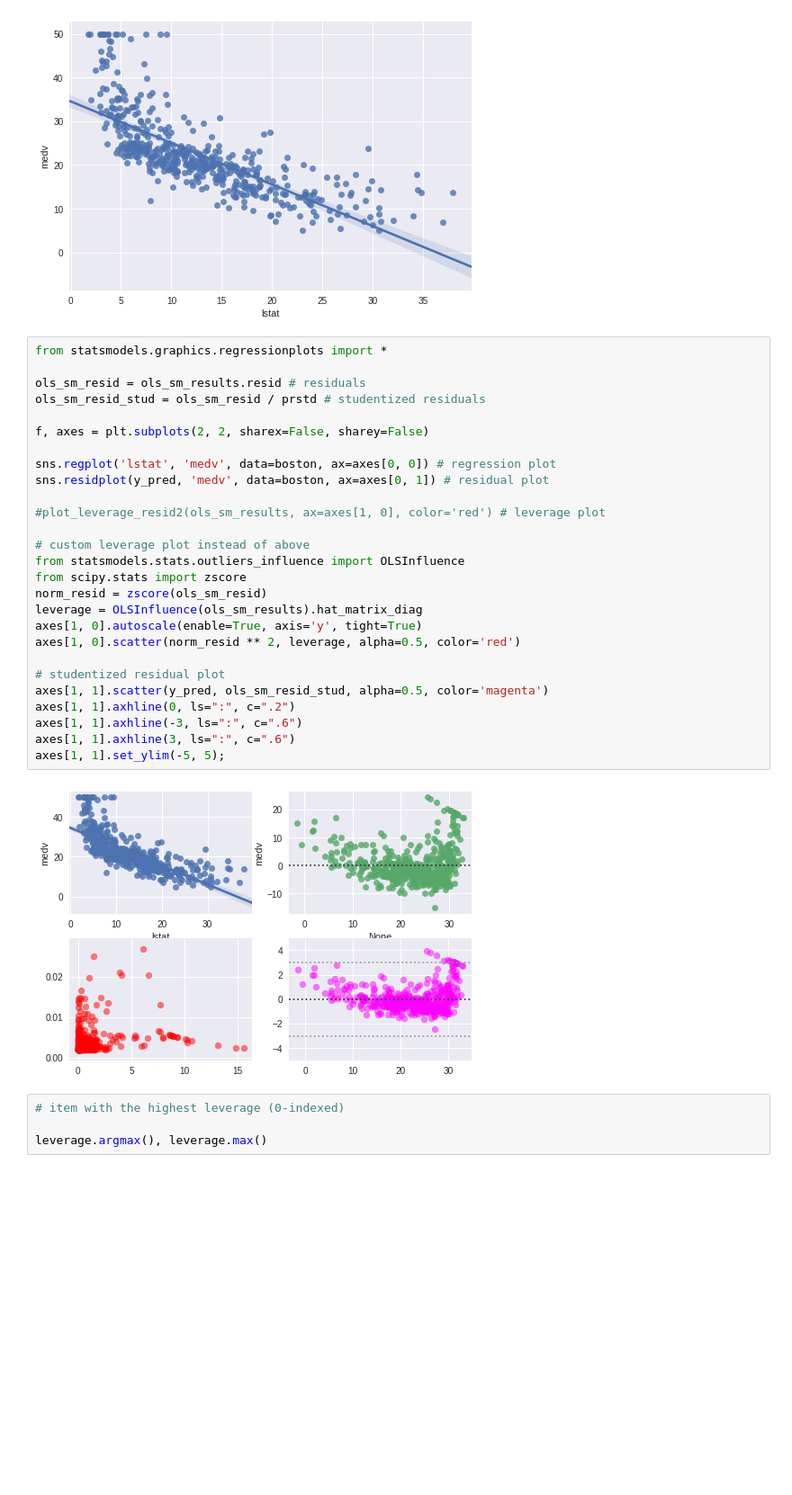
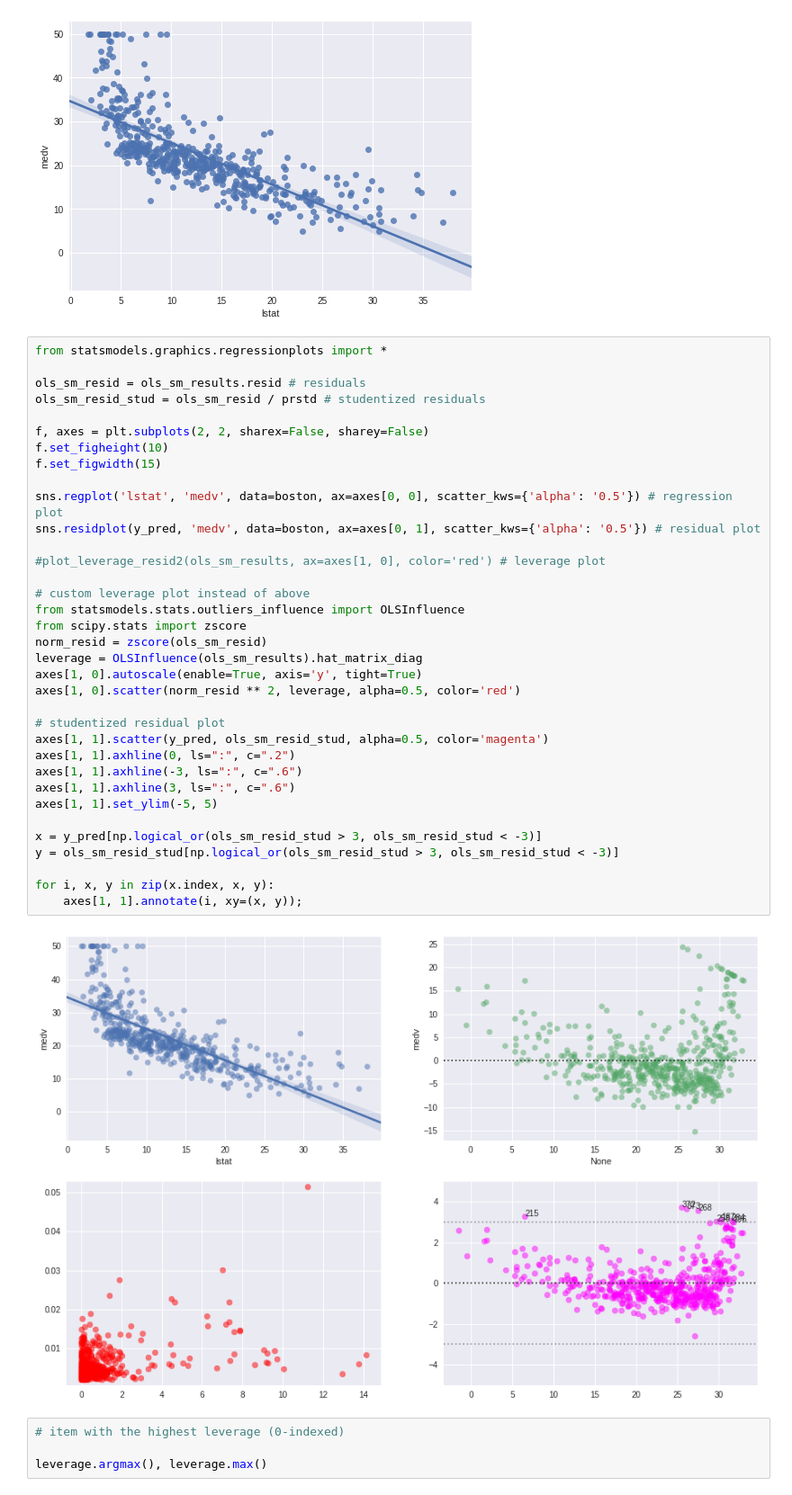
Before and after one commit to emredjan/ISL-python, a Jupyter notebook: labs/lab_3.6_linear_regression.ipynb, the cells around one changed output. Shown at 90% size. Cells and saved outputs as stored; diff of their text form; blank space fills up the shorter version.

```diff
--- a/labs/lab_3.6_linear_regression.ipynb
+++ b/labs/lab_3.6_linear_regression.ipynb
@@ -151,32 +151,40 @@ sns.regplot('lstat', 'medv', data=boston);
 # %%
 from statsmodels.graphics.regressionplots import *
 
 ols_sm_resid = ols_sm_results.resid # residuals
 ols_sm_resid_stud = ols_sm_resid / prstd # studentized residuals
 
 f, axes = plt.subplots(2, 2, sharex=False, sharey=False)
+f.set_figheight(10)
+f.set_figwidth(15)
 
-sns.regplot('lstat', 'medv', data=boston, ax=axes[0, 0]) # regression plot
-sns.residplot(y_pred, 'medv', data=boston, ax=axes[0, 1]) # residual plot
+sns.regplot('lstat', 'medv', data=boston, ax=axes[0, 0], scatter_kws={'alpha': '0.5'}) # regression plot
+sns.residplot(y_pred, 'medv', data=boston, ax=axes[0, 1], scatter_kws={'alpha': '0.5'}) # residual plot
 
 #plot_leverage_resid2(ols_sm_results, ax=axes[1, 0], color='red') # leverage plot
 
 # custom leverage plot instead of above
 from statsmodels.stats.outliers_influence import OLSInfluence
 from scipy.stats import zscore
 norm_resid = zscore(ols_sm_resid)
 leverage = OLSInfluence(ols_sm_results).hat_matrix_diag
 axes[1, 0].autoscale(enable=True, axis='y', tight=True)
 axes[1, 0].scatter(norm_resid ** 2, leverage, alpha=0.5, color='red')
 
 # studentized residual plot
 axes[1, 1].scatter(y_pred, ols_sm_resid_stud, alpha=0.5, color='magenta')
 axes[1, 1].axhline(0, ls=":", c=".2")
 axes[1, 1].axhline(-3, ls=":", c=".6")
 axes[1, 1].axhline(3, ls=":", c=".6")
-axes[1, 1].set_ylim(-5, 5);
+axes[1, 1].set_ylim(-5, 5)
+
+x = y_pred[np.logical_or(ols_sm_resid_stud > 3, ols_sm_resid_stud < -3)]
+y = ols_sm_resid_stud[np.logical_or(ols_sm_resid_stud > 3, ols_sm_resid_stud < -3)]
+
+for i, x, y in zip(x.index, x, y):
+    axes[1, 1].annotate(i, xy=(x, y));
 # %% [output]
-[figure, old version]
+[figure, new version]
 # %%
 # item with the highest leverage (0-indexed)
 
```
Also changed, not shown: parts of 20 cells of this notebook, 1 other file.
